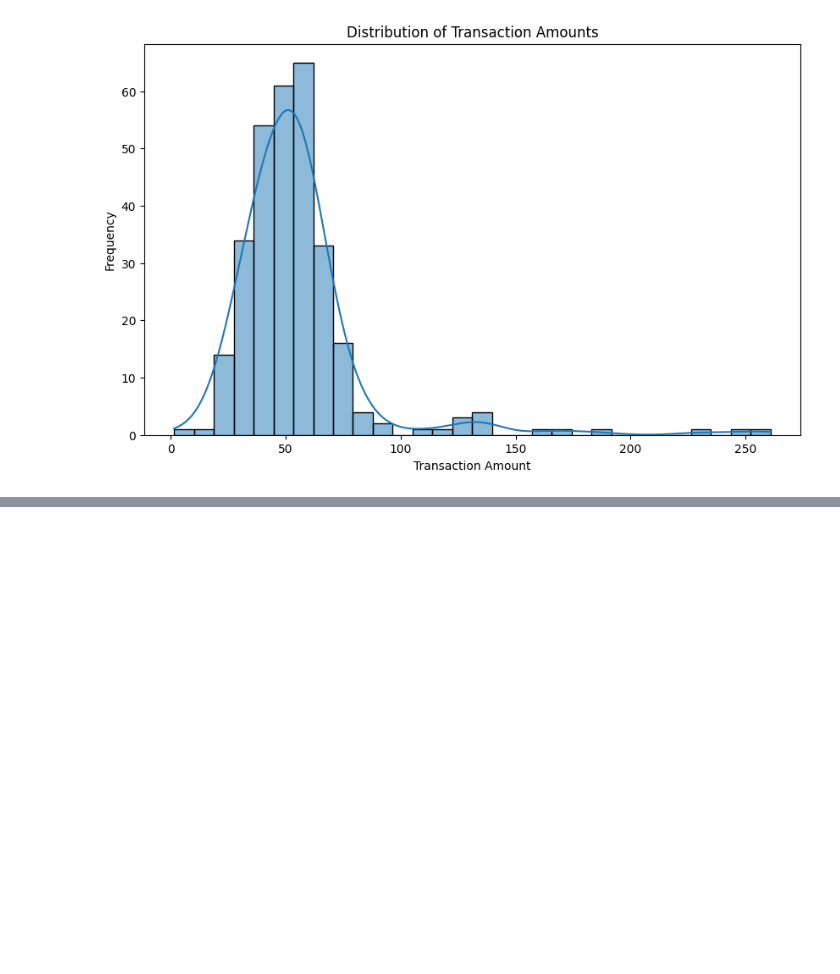
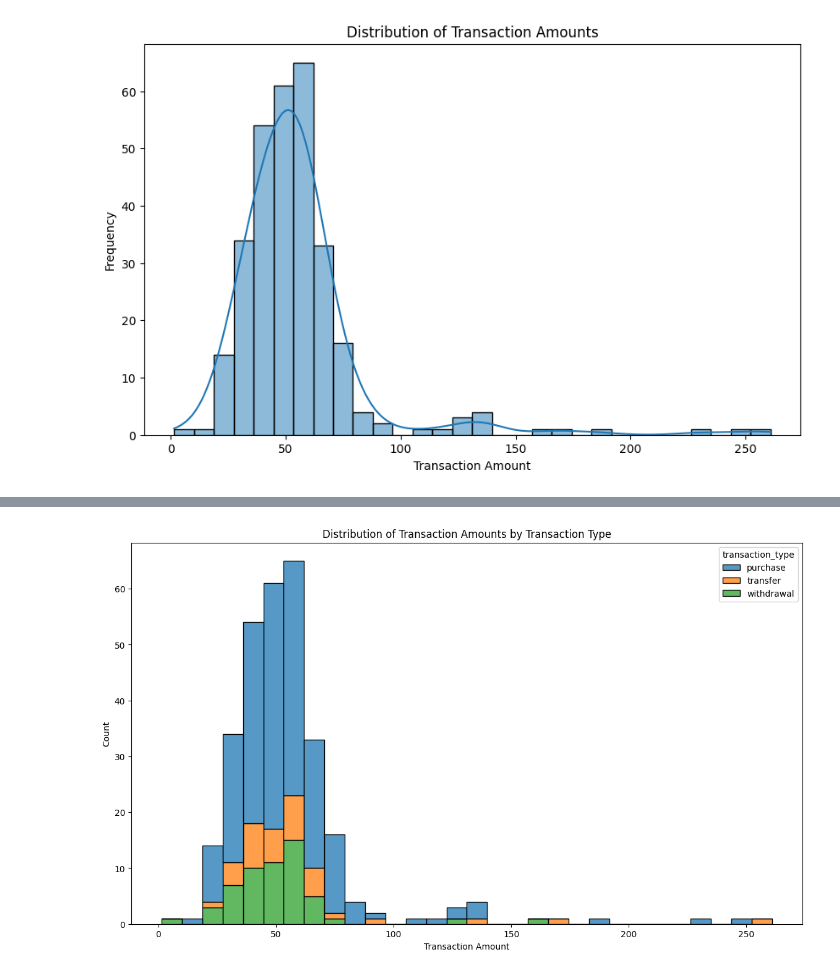
Before and after one commit to tangannbelang/Aplikasi-Login-1, a Jupyter notebook: anomalydetection.ipynb, the cells around one changed output, grey strips where cells are left out. Cells and saved outputs as stored; diff of their text form; code cells hidden in the pictures; blank space fills up the shorter version.

```diff
--- a/anomalydetection.ipynb
+++ b/anomalydetection.ipynb
@@ -93,0 +93,9 @@ TypeError: Data source must be a DataFrame or Mapping, not <class 'str'>.
+# %%
+plt.figure(figsize=(14, 8))
+sns.histplot(data=data, x='amount', hue='transaction_type', multiple='stack', bins=30)
+plt.title('Distribution of Transaction Amounts by Transaction Type')
+plt.xlabel('Transaction Amount')
+plt.ylabel('Count')
+plt.show()
+# %% [output]
+[figure, added]
```
Also changed, not shown: parts of 2 cells of this notebook.
